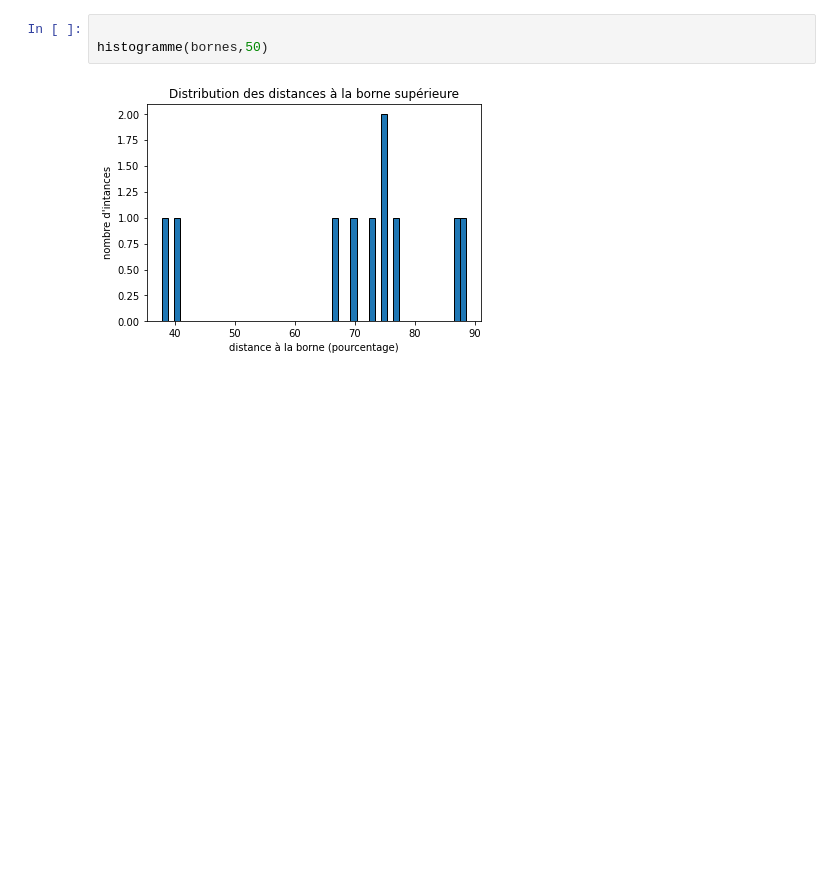
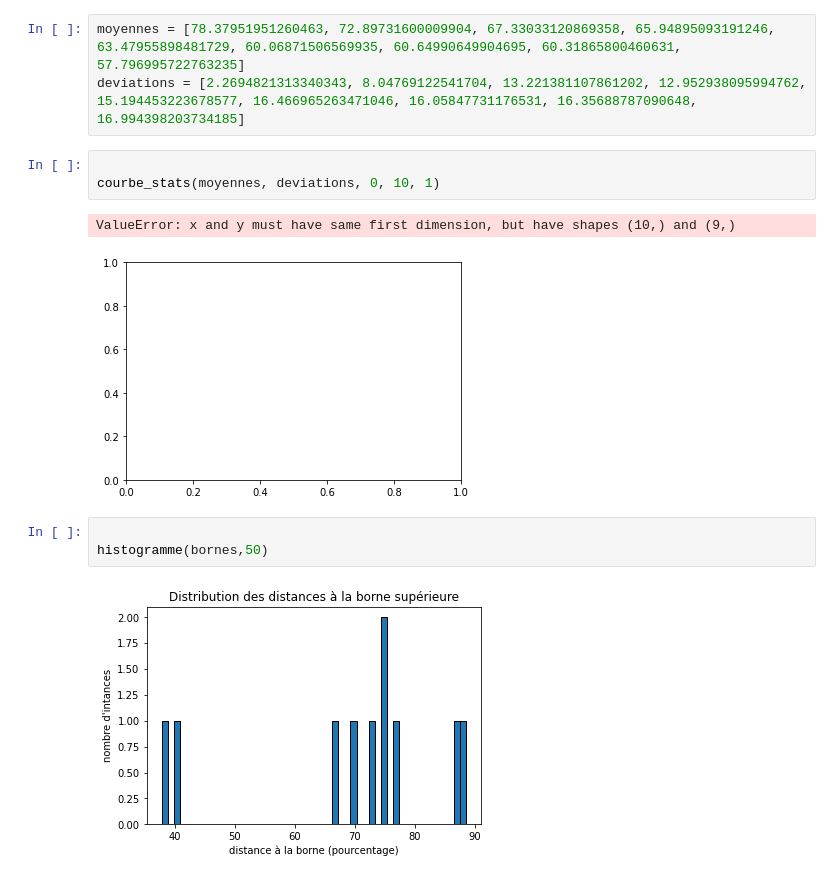
Before and after one commit to ColinHmrl/projet_algo, a Jupyter notebook: utils/statistiques.ipynb, the cells around one changed output. Drawn from its saved outputs; the diff is of its cells as text; blank space fills up the shorter version.

```diff
--- a/utils/statistiques.ipynb
+++ b/utils/statistiques.ipynb
@@ -61,3 +72,12 @@ path_values:  [11094.459471762266, 10903.204223063212, 11328.985632831122, 11395
+# %%
+moyennes = [78.37951951260463, 72.89731600009904, 67.33033120869358, 65.94895093191246, 63.47955898481729, 60.06871506569935, 60.64990649904695, 60.31865800460631, 57.796995722763235]
+deviations = [2.2694821313340343, 8.04769122541704, 13.221381107861202, 12.952938095994762, 15.194453223678577, 16.466965263471046, 16.05847731176531, 16.35688787090648, 16.994398203734185]
+# %%
+
+courbe_stats(moyennes, deviations, 0, 10, 1)
+# %% [output]
+ValueError: x and y must have same first dimension, but have shapes (10,) and (9,)
+[figure, added]
 # %%
 
 histogramme(bornes,50)
```
Also changed, not shown: parts of 1 cell of this notebook, 5 other files.
